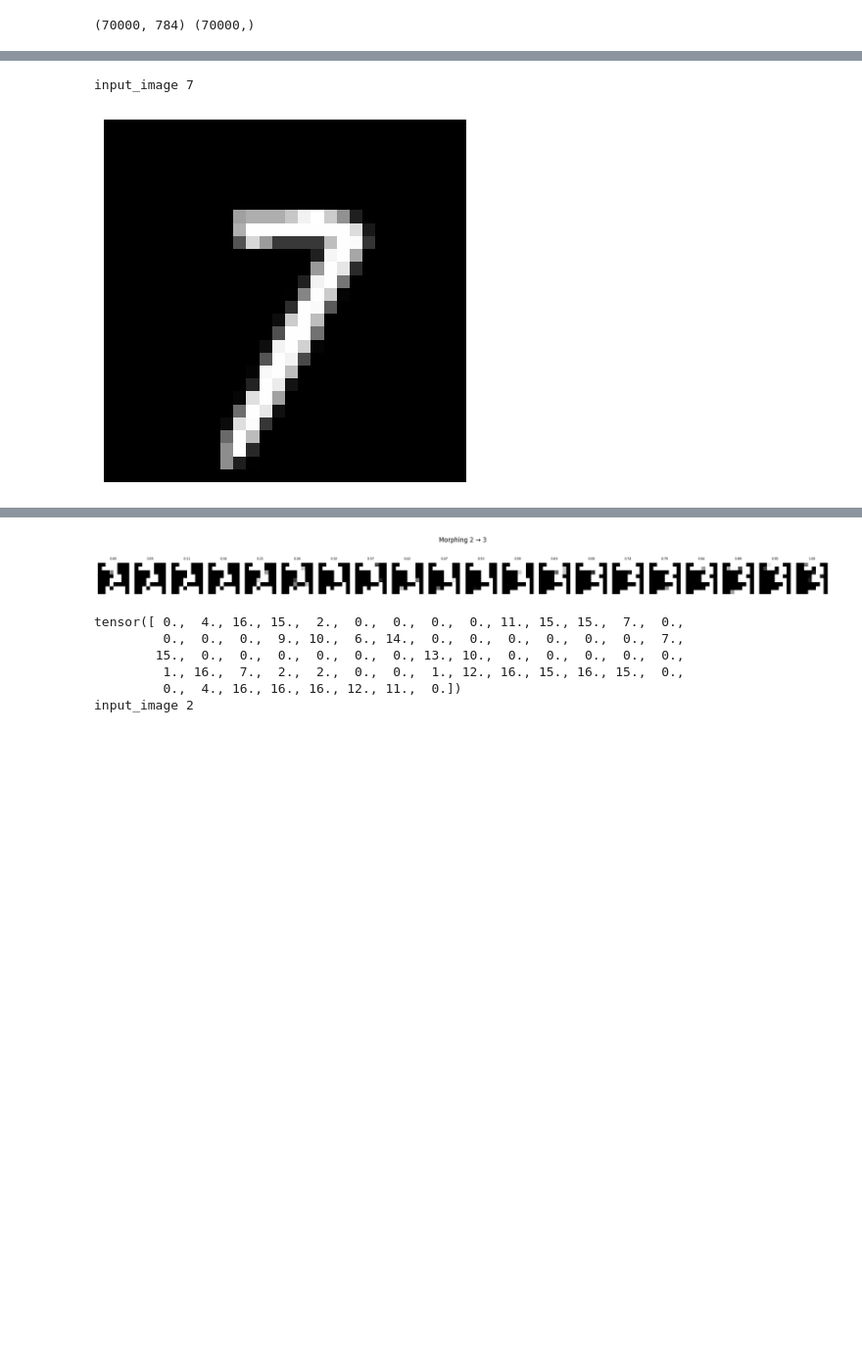
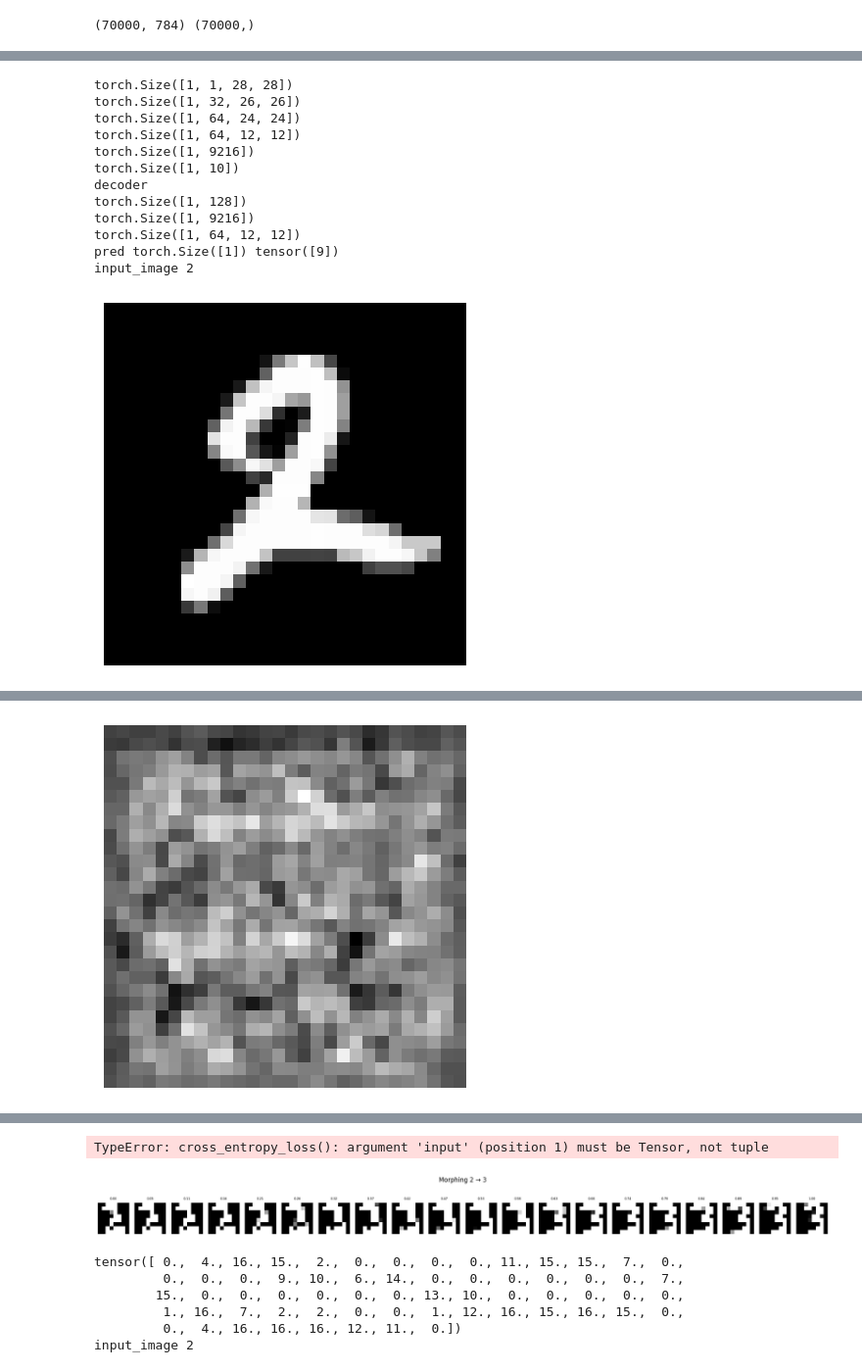
Before and after one commit to eric-gemmell/neural_net_toys, a Jupyter notebook: src/autoencoder_playthrough_pt5.ipynb, the cells around one changed output, grey strips where cells are left out. Shown at 98% size. Cells and saved outputs as stored; diff of their text form; code cells hidden in the pictures; blank space fills up the shorter version.

Commit message:
small tweak to autoencoder v5 but still not ready

```diff
--- a/src/autoencoder_playthrough_pt5.ipynb
+++ b/src/autoencoder_playthrough_pt5.ipynb
@@ -9,8 +9,9 @@ import matplotlib.pyplot as plt
 from sklearn.datasets import load_digits
 from sklearn.datasets import fetch_openml
 import random
+
+device = torch.device("cuda" if torch.cuda.is_available() else "cpu")
 x, y = fetch_openml("mnist_784", version=1, return_X_y=True, as_frame=False)
-
 print(x.shape,y.shape)
 # %% [output]
 (70000, 784) (70000,)
@@ -62,8 +63,8 @@ class simple_autoencoder(torch.nn.Module):
 
         self.dec_fc1 = nn.Linear(10,128)
         self.dec_fc2 = nn.Linear(128,9216)
-        self.enc_dropout1 = nn.Dropout(0.5)
-        self.enc_dropout2 = nn.Dropout(0.25)
+        self.dec_dropout1 = nn.Dropout(0.5)
+        self.dec_dropout2 = nn.Dropout(0.25)
         self.dec_deconv1 = nn.ConvTranspose2d(64, 32, kernel_size=3, stride=1)
         self.dec_deconv2 = nn.ConvTranspose2d(32, 1, kernel_size=3, stride=1)
 
@@ -73,42 +74,52 @@ class simple_autoencoder(torch.nn.Module):
 
     def encoder(self,input):
         x = input.view(-1,1,28,28)
-        x = self.enc_conv1(x)
+        print(x.shape)
+        x = self.enc_conv1(x) # now a (batch_size, 32, 26, 26) sized tensor
+        print(x.shape)
         x = F.relu(x)
-        x = self.enc_conv2(x)
+        x = self.enc_conv2(x) # now a (batch_size, 64,24,24) sized tensor
+        print(x.shape)
         x = F.relu(x)
-        x = F.max_pool2d(x, 2)
+        x = F.max_pool2d(x, 2)# now a (batch_size, 64,12,12) sized tensor
+        print(x.shape)
         x = self.enc_dropout1(x)
-        x = torch.flatten(x, 1)
+        x = torch.flatten(x, 1)# now a 9216
+        print(x.shape)
         x = self.enc_fc1(x)
         x = F.relu(x)
         x = self.enc_dropout2(x)
         x = self.enc_fc2(x)
+        print(x.shape)
         latent = F.relu(x)
         return latent
 
     def decoder(self, latent):
+        print("decoder")
         x = self.dec_fc1(latent)
+        print(x.shape)
         x = F.relu(x)
         x = self.dec_dropout1(x)
         x = self.dec_fc2(x)
+        print(x.shape)
         x = F.relu(x)
         x = self.dec_dropout2(x)
+        x = x.view(-1,64,12,12)
+        print(x.shape)
         x = self.upsample(x)
         x = self.dec_deconv1(x)
-        x = self.relu(x)
+        x = F.relu(x)
         x = self.dec_deconv2(x)
-        x = self.relu(x)
+        x = F.relu(x)
         x = torch.flatten(x,1)
         return x
 
     def forward(self, input):
 
         latent = self.encoder(input)
-        # pred = self.latent_prediction(latent)
-        # x = self.decoder(latent)
+        x = self.decoder(latent)
 
-        return latent
+        return latent, x
 
     def generate_image_from_one_hot(self,latent):
         return self.decoder(latent)
@@ -117,19 +128,21 @@ def visualise_prediction(model, batch,index = 0):
     data,label = batch
     model.eval()  # Set model to evaluation mode
     with torch.no_grad():  # Disable gradient tracking for efficiency
-        input = torch.tensor(np.expand_dims(data, axis=0), dtype=torch.float32)
+        input_cpu = torch.tensor(np.expand_dims(data, axis=0), dtype=torch.float32)
+        input = input_cpu.to(device)
         # input = data
         # print("input",input.shape,input)
         # predicted_output,pred_label = model(input)
-        pred_label = model(input)
-        pred_label = pred_label.argmax(dim=1)
+        pred_label, predicted_image = model(input)
+        pred_label = pred_label.cpu().argmax(dim=1)
+        predicted_image = predicted_image.cpu()
         # predicted_output = predicted_output.numpy()[0]
-        # print("pred",predicted_output.shape,predicted_output)
+        print("pred",pred_label.shape,pred_label)
         print("input_image", label)
-        show_bw_image(input)
+        show_bw_image(input_cpu)
 
         print("predicted_image", pred_label)
-        # show_bw_image(predicted_output)
+        show_bw_image(predicted_image)
 
 def generate_image_from_one_hot(model, number = None,one_hot = None):
     if number or number == 0:
@@ -198,6 +211,8 @@ def Train(model,train_loader, val_loader, epochs,lr):
         for i,batch in enumerate(train_loader):
             print("batch",i)
             input,target = batch
+            input = input.to(device)
+            targets = target.to(device)
             # print("input",input.shape)
             # print("target", type(target))
             target = F.one_hot(target, num_classes=10).float()
@@ -206,33 +221,44 @@ def Train(model,train_loader, val_loader, epochs,lr):
 
             # output, latent = model(input)
             latent = model(input)
             # print("latent",latent.shape,"target",target.shape)
             # mse_loss = MSE_loss(output, input)
             ce_loss = CE_loss(latent, target)
             loss = ce_loss
             losses.append(loss.item())
             loss.backward()
             optimizer.step()
         val_loss,val_accuracy = Validate(model, val_loader)
         epoch_val_accuracies.append(val_accuracy)
         epoch_val_losses.append(val_loss)
         epoch_train_losses.append(np.mean(losses))
         # print('epoch {}, loss {}'.format(epoch, loss.item()))
         print(f'epoch {epoch},accuracy {val_accuracy}, validation loss {epoch_val_losses[-1]}, train loss {epoch_train_losses[-1]}')
 
     plot_losses(epoch_val_losses,epoch_train_losses)
 
 
 
 learning_rate = 0.0001
 num_epochs = 30
 
-model = simple_autoencoder()
+model = simple_autoencoder().to(device)
 visualise_prediction(model,val_dataset[random.randrange(10)])
 # generate_image_from_one_hot(model,number = 0)
 Train(model,train_loader, val_loader, num_epochs,learning_rate)
 visualise_prediction(model,val_dataset[random.randrange(10)])
 # generate_image_from_one_hot(model,number = 0)
 # %% [output]
-input_image 7
+torch.Size([1, 1, 28, 28])
+torch.Size([1, 32, 26, 26])
+torch.Size([1, 64, 24, 24])
+torch.Size([1, 64, 12, 12])
+torch.Size([1, 9216])
+torch.Size([1, 10])
+decoder
+torch.Size([1, 128])
+torch.Size([1, 9216])
+torch.Size([1, 64, 12, 12])
+pred torch.Size([1]) tensor([9])
+input_image 2
-[figure, old version]
+[figure, new version]
@@ -255,0 +266 @@ batch 24
+[figure, added]
@@ -257,3 +278,4 @@ KeyboardInterrupt:
+TypeError: cross_entropy_loss(): argument 'input' (position 1) must be Tensor, not tuple
 # %%
 import matplotlib.pyplot as plt
 import torch
```
Also changed, not shown: parts of 2 cells of this notebook, 1 other file.
